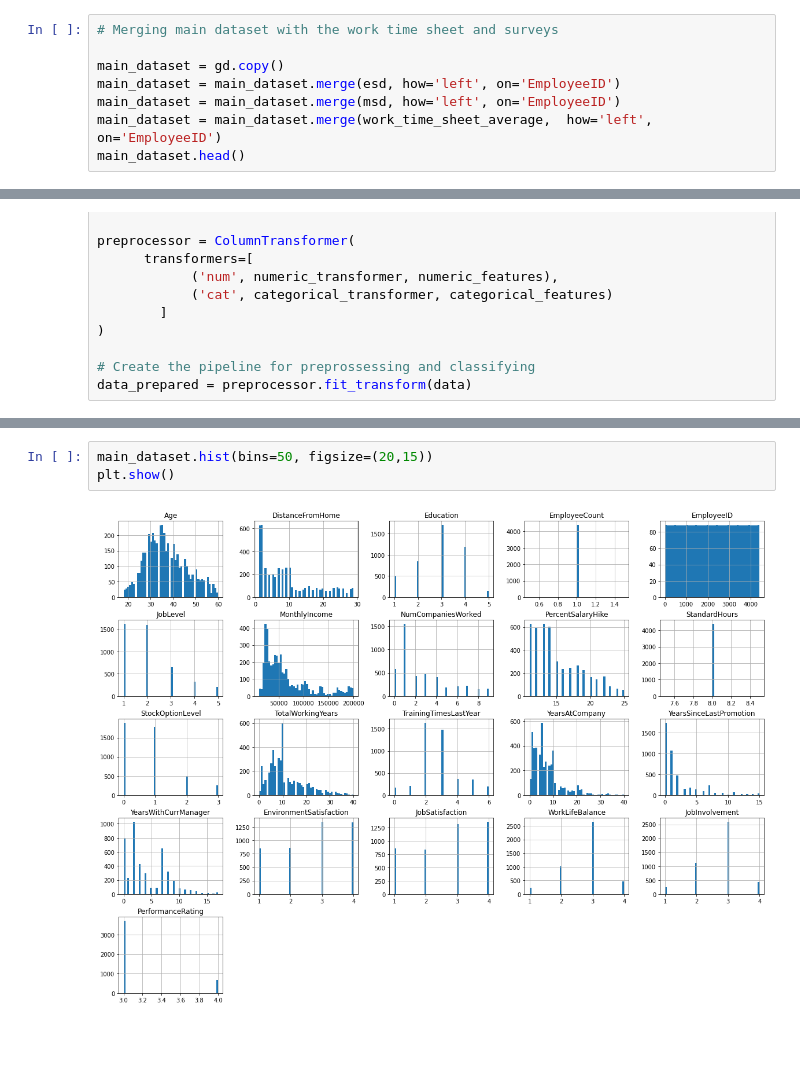
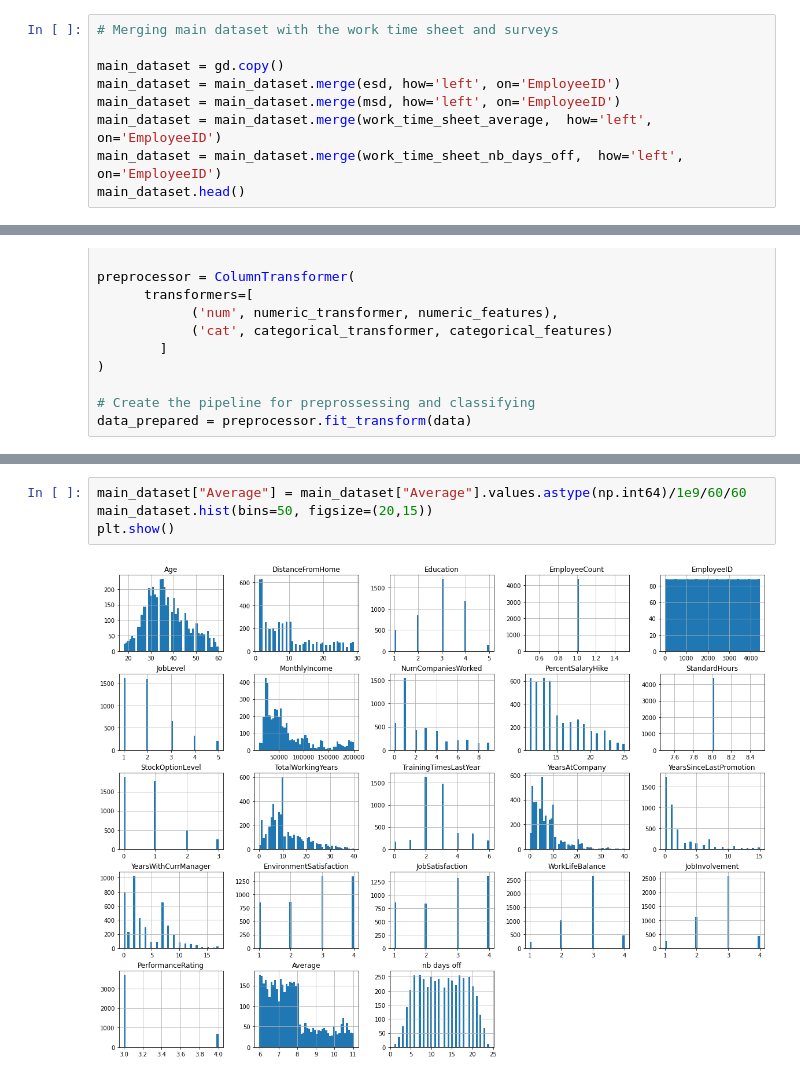
Before and after one commit to Mathieubola/ProjetIA, a Jupyter notebook: Data non-éthique.ipynb.ipynb, the cells around one changed output, grey strips where cells are left out. Cells and saved outputs as stored; diff of their text form; blank space fills up the shorter version.

```diff
--- a/Data non-éthique.ipynb.ipynb
+++ b/Data non-éthique.ipynb.ipynb
@@ -148,6 +148,7 @@ main_dataset = gd.copy()
 main_dataset = main_dataset.merge(esd, how='left', on='EmployeeID')
 main_dataset = main_dataset.merge(msd, how='left', on='EmployeeID')
 main_dataset = main_dataset.merge(work_time_sheet_average,  how='left', on='EmployeeID')
+main_dataset = main_dataset.merge(work_time_sheet_nb_days_off,  how='left', on='EmployeeID')
 main_dataset.head()
 # %% [output]
 |  | Age | Attrition | BusinessTravel | Department | DistanceFromHome | Education | EducationField | ... |
@@ -208,7 +209,8 @@ cor_att.head()
 |  | Attrition_No | Attrition_Yes | BusinessTravel_Non-Travel | BusinessTravel_Travel_Frequently | Department_Human Resources | ... |
 | Attrition_No | 1.0 | -1.0 | 0.074457 | -0.115143 | -0.080768 | ... |
 # %%
+main_dataset["Average"] = main_dataset["Average"].values.astype(np.int64)/1e9/60/60
 main_dataset.hist(bins=50, figsize=(20,15))
 plt.show()
 # %% [output]
-[figure, old version]
+[figure, new version]
```
Also changed, not shown: parts of 17 cells of this notebook.
